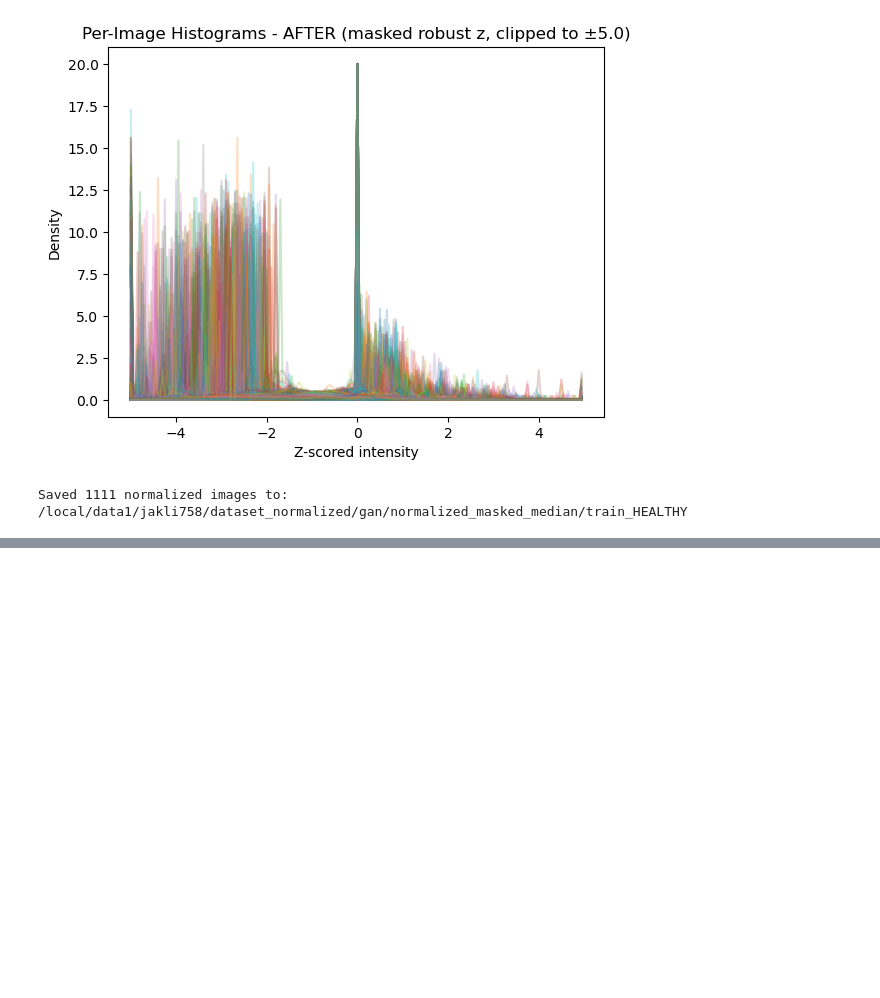
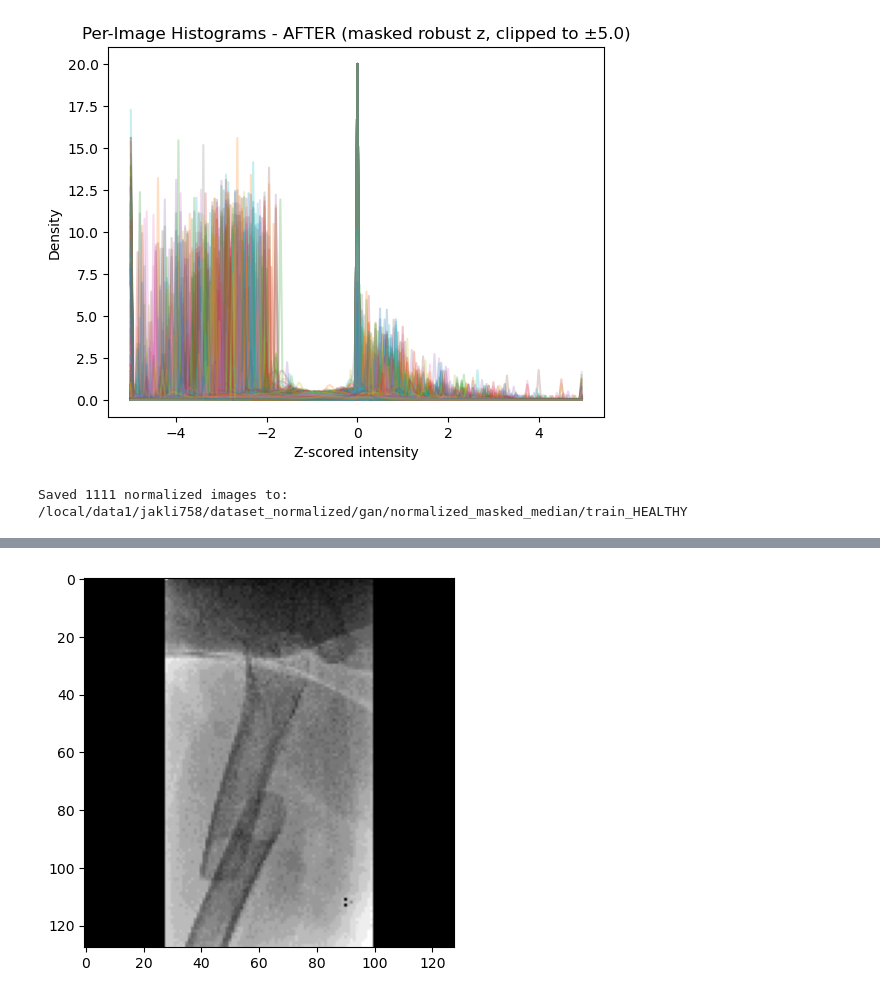
Before and after one commit to jakli758/thesis_code, a Jupyter notebook: test_preprocessing.ipynb, the cells around one changed output, grey strips where cells are left out. Saved outputs shown, nothing was run; the diff lists cells and outputs as text; code cells hidden in the pictures; blank space fills up the shorter version.

```diff
--- a/test_preprocessing.ipynb
+++ b/test_preprocessing.ipynb
@@ -1157,0 +1197,4 @@ utils.
+# %%
+plot_img(f"{path}raw_gray_128/train_AFF/patient_9_AFF_class_1_modality_CR_scanoccasion_0_imagenumber_5.png")
+# %% [output]
+[figure, added]
```
Also changed, not shown: parts of 13 cells of this notebook, 7 other files.
